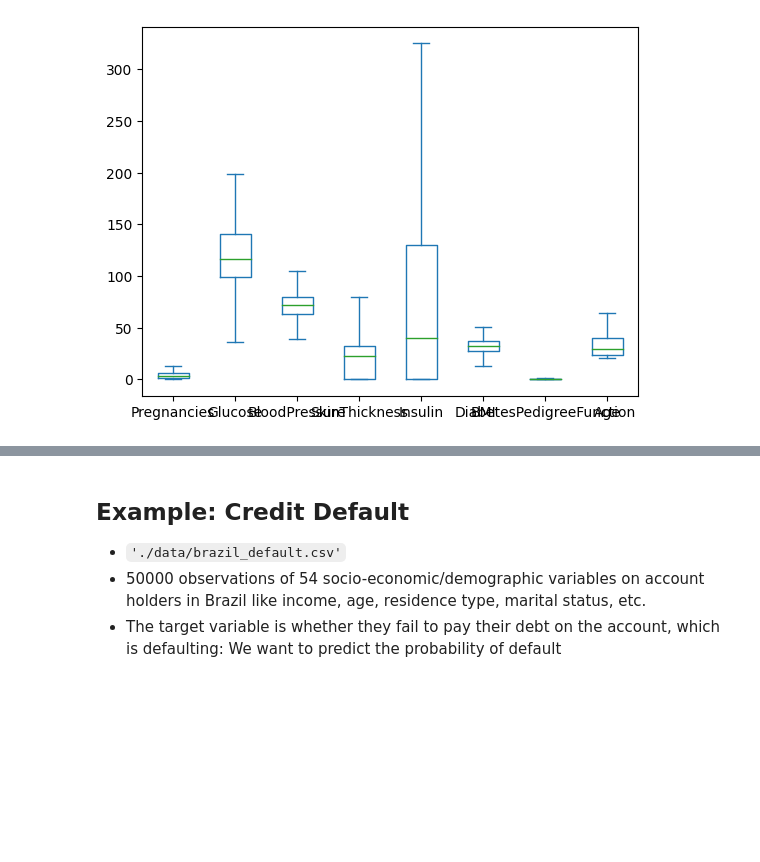
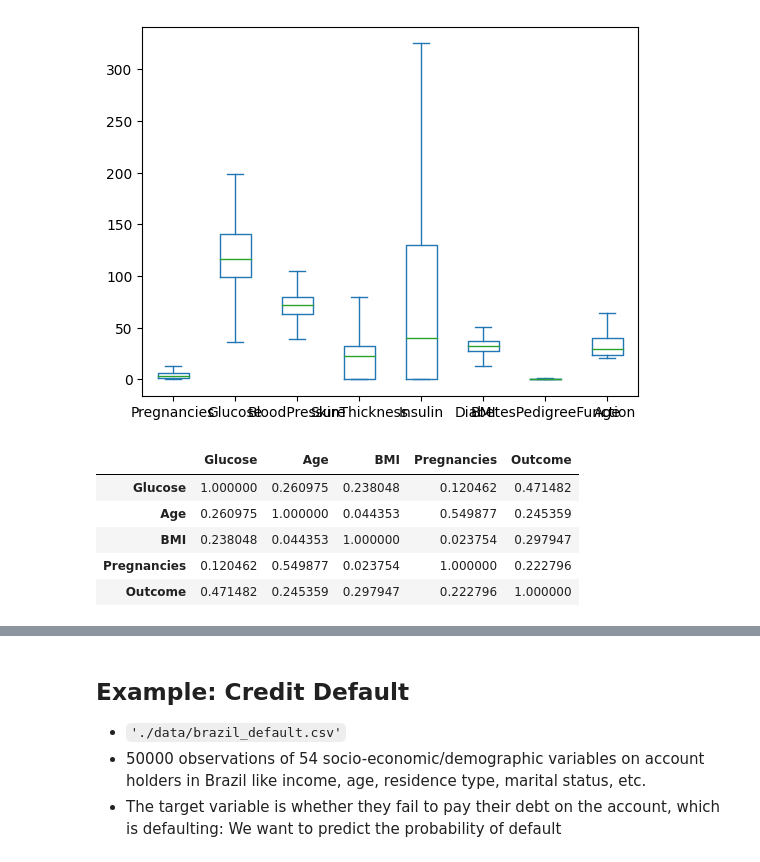
Before and after one commit to vrhughes/model_evaluation, a Jupyter notebook: model_evaluation.ipynb, the cells around one changed output, grey strips where cells are left out. Saved outputs shown, nothing was run; the diff lists cells and outputs as text; code cells hidden in the pictures; blank space fills up the shorter version.

```diff
--- a/model_evaluation.ipynb
+++ b/model_evaluation.ipynb
@@ -340,3 +340,13 @@ X.plot.box()
 # %% [output]
 <Axes: >
 [figure]
+# %%
+tdf = pd.concat([X,y],axis=1)
+tdf.corr() # Glucose, Age, BMI, pregnancies
+# %% [output]
+|  | Glucose | Age | BMI | Pregnancies | Outcome |
+| Glucose | 1.000000 | 0.260975 | 0.238048 | 0.120462 | 0.471482 |
+| Age | 0.260975 | 1.000000 | 0.044353 | 0.549877 | 0.245359 |
+| BMI | 0.238048 | 0.044353 | 1.000000 | 0.023754 | 0.297947 |
+| Pregnancies | 0.120462 | 0.549877 | 0.023754 | 1.000000 | 0.222796 |
+| Outcome | 0.471482 | 0.245359 | 0.297947 | 0.222796 | 1.000000 |
```
Also changed, not shown: parts of 6 cells of this notebook.
